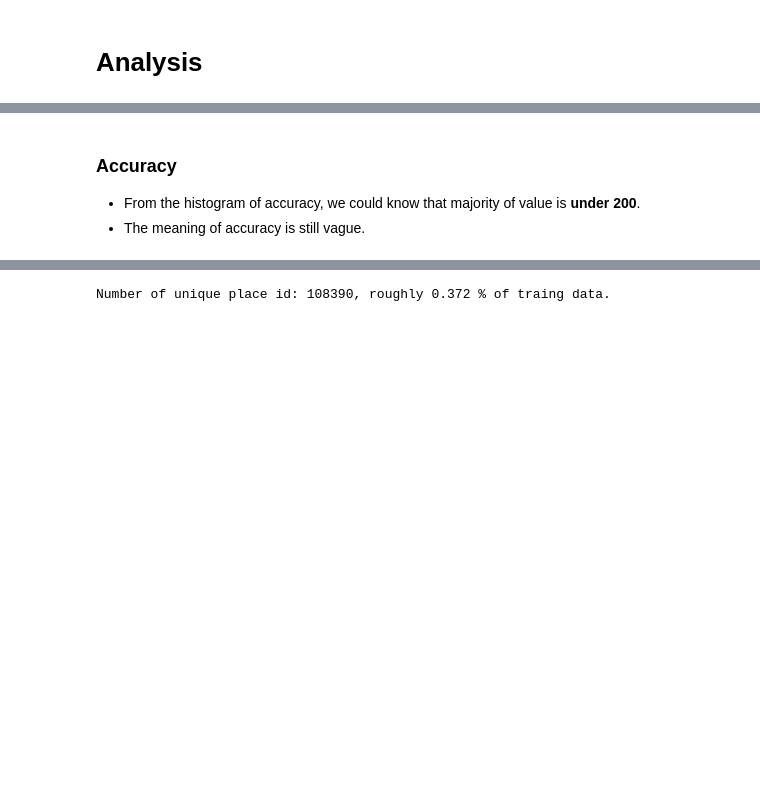
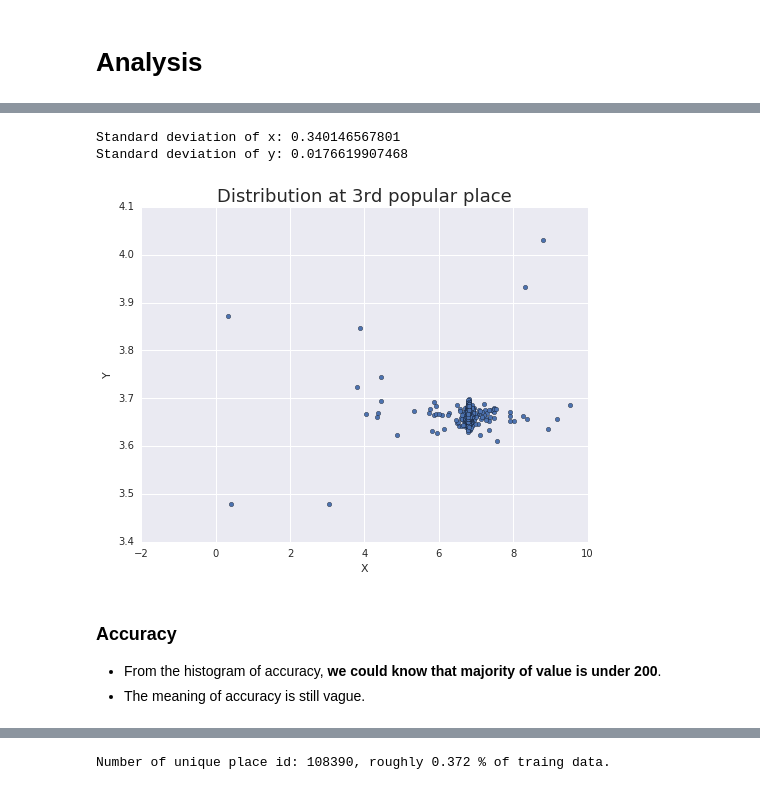
Before and after one commit to YungChunLu/MLND.Project5, a Jupyter notebook: Developing.ipynb, the cells around one changed output, grey strips where cells are left out. Cells and saved outputs as stored; diff of their text form; code cells hidden in the pictures; blank space fills up the shorter version.

```diff
--- a/Developing.ipynb
+++ b/Developing.ipynb
@@ -93,5 +172,18 @@ sns.jointplot(data=df_train.sample(frac=0.01), x='x',y='y',kind='hex')
+# %%
+data = df_train[df_train.place_id==place_ranking.index[2]]
+data.plot(kind='scatter', x='x', y='y')
+plt.title('Distribution at 3rd popular place',fontsize=18)
+plt.xlabel('X')
+plt.ylabel('Y')
+print 'Standard deviation of x: {}'.format(data.x.std())
+print 'Standard deviation of y: {}'.format(data.y.std())
+del data
+# %% [output]
+Standard deviation of x: 0.340146567801
+Standard deviation of y: 0.0176619907468
+[figure, added]
 # %% [markdown]
 ### Accuracy
-* From the histogram of accuracy, we could know that majority of value is **under 200**.
+* From the histogram of accuracy, **we could know that majority of value is under 200**.
 * The meaning of accuracy is still vague.
 # %%
```
Also changed, not shown: parts of 154 cells of this notebook, 1 other file.
